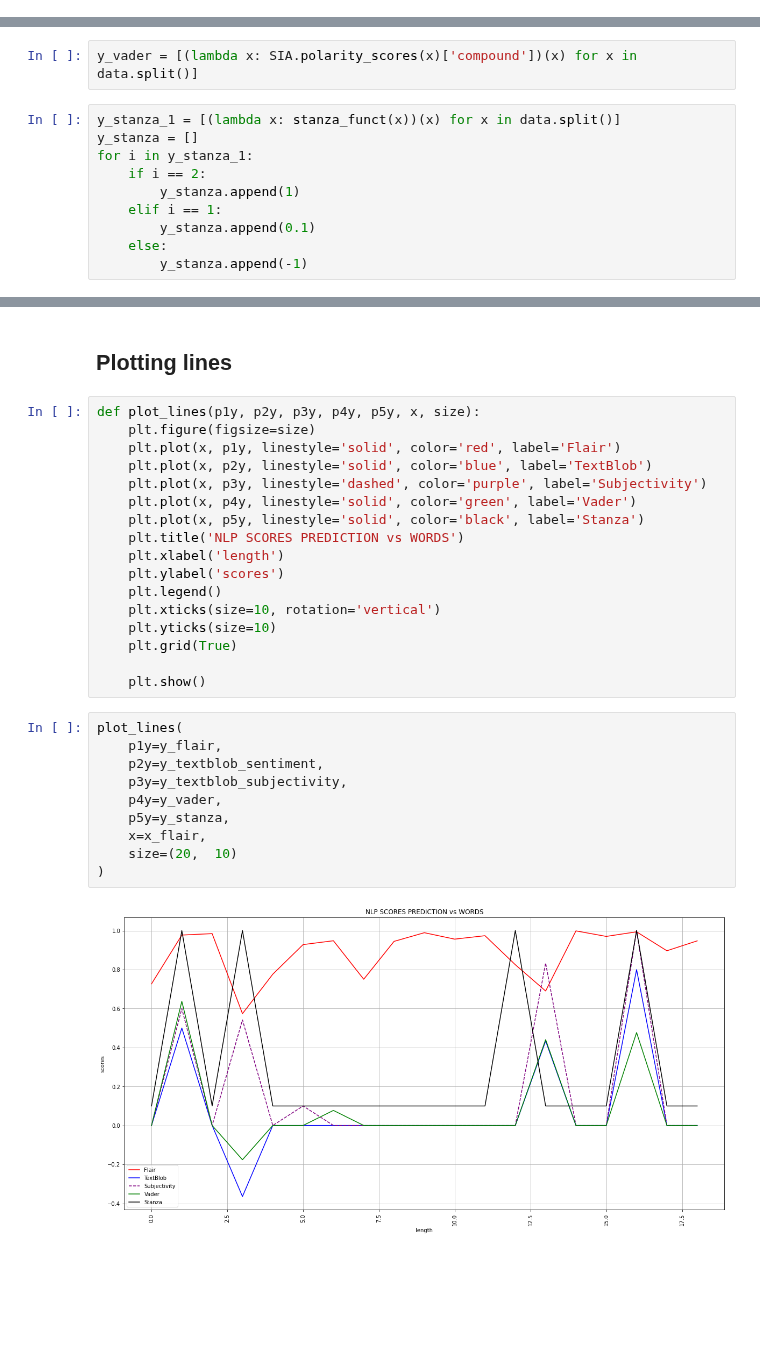
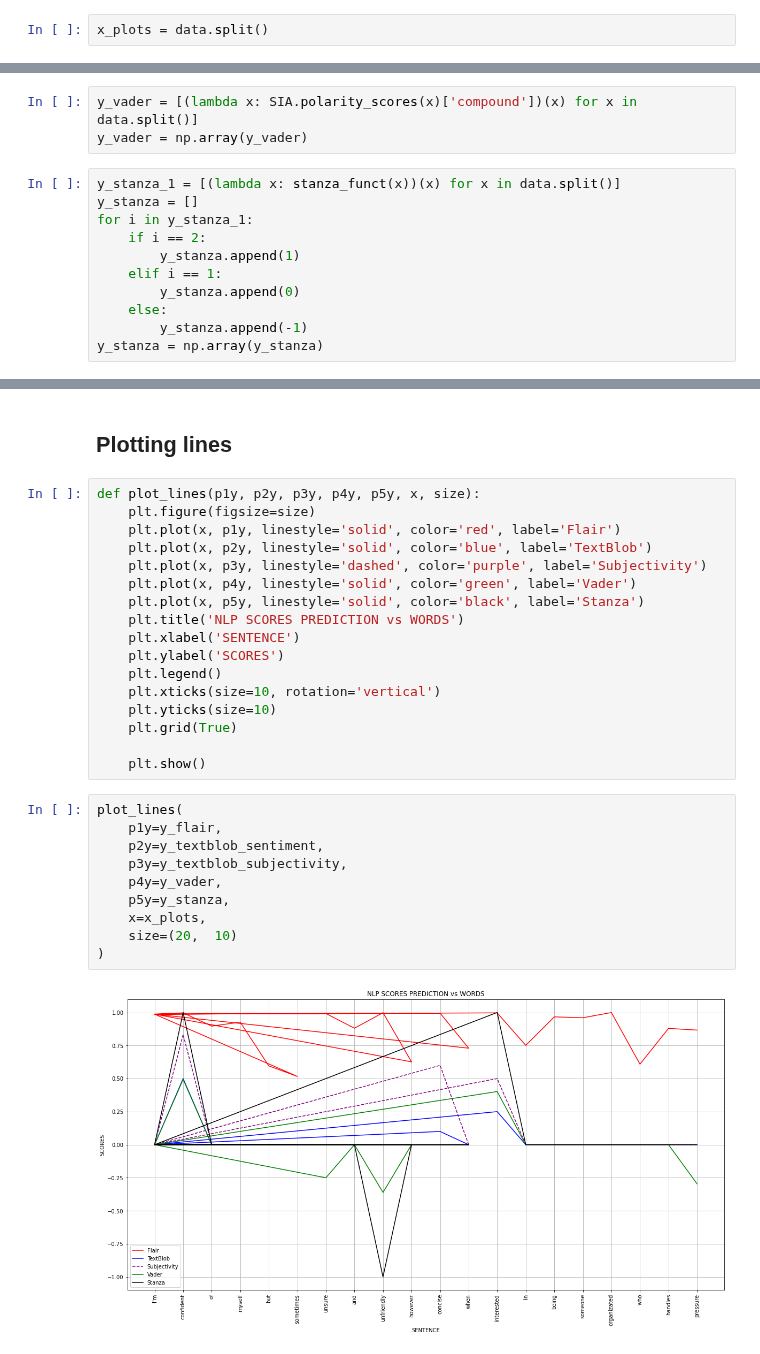
Before and after one commit to aascode/sentiment-analysis-2, a Jupyter notebook: plotting_NLP.ipynb, the cells around one changed output, grey strips where cells are left out. Saved outputs shown, nothing was run; the diff lists cells and outputs as text; blank space fills up the shorter version.

Commit message:
graphs & sentence improved

```diff
--- a/plotting_NLP.ipynb
+++ b/plotting_NLP.ipynb
@@ -249,8 +245,11 @@ x_flair = range(len(y_flair))
+# %%
+x_plots = data.split()
 # %%
 y_textblob_sentiment = np.array([(lambda x: text_blob_subjective(x)[0])(x) for x in data.split()])
 y_textblob_subjectivity = np.array([(lambda x: text_blob_subjective(x)[1])(x) for x in data.split()])
 # %%
 y_vader = [(lambda x: SIA.polarity_scores(x)['compound'])(x) for x in data.split()]
+y_vader = np.array(y_vader)
 # %%
 y_stanza_1 = [(lambda x: stanza_funct(x))(x) for x in data.split()]
 y_stanza = []
@@ -258,6 +257,7 @@ for i in y_stanza_1:
     if i == 2:
         y_stanza.append(1)
     elif i == 1:
-        y_stanza.append(0.1)
+        y_stanza.append(0)
     else:
         y_stanza.append(-1)
+y_stanza = np.array(y_stanza)
@@ -303,8 +332,8 @@ def plot_lines(p1y, p2y, p3y, p4y, p5y, x, size):
     plt.plot(x, p4y, linestyle='solid', color='green', label='Vader')
     plt.plot(x, p5y, linestyle='solid', color='black', label='Stanza')
     plt.title('NLP SCORES PREDICTION vs WORDS')
-    plt.xlabel('length')
-    plt.ylabel('scores')
+    plt.xlabel('SENTENCE')
+    plt.ylabel('SCORES')
     plt.legend()
     plt.xticks(size=10, rotation='vertical')
     plt.yticks(size=10)
@@ -314,12 +343,12 @@ def plot_lines(p1y, p2y, p3y, p4y, p5y, x, size):
 # %%
 plot_lines(
     p1y=y_flair,
     p2y=y_textblob_sentiment,
     p3y=y_textblob_subjectivity,
     p4y=y_vader,
     p5y=y_stanza,
-    x=x_flair,
+    x=x_plots,
     size=(20,  10)
 )
 # %% [output]
-[figure, old version]
+[figure, new version]
```
Also changed, not shown: parts of 28 cells of this notebook.
